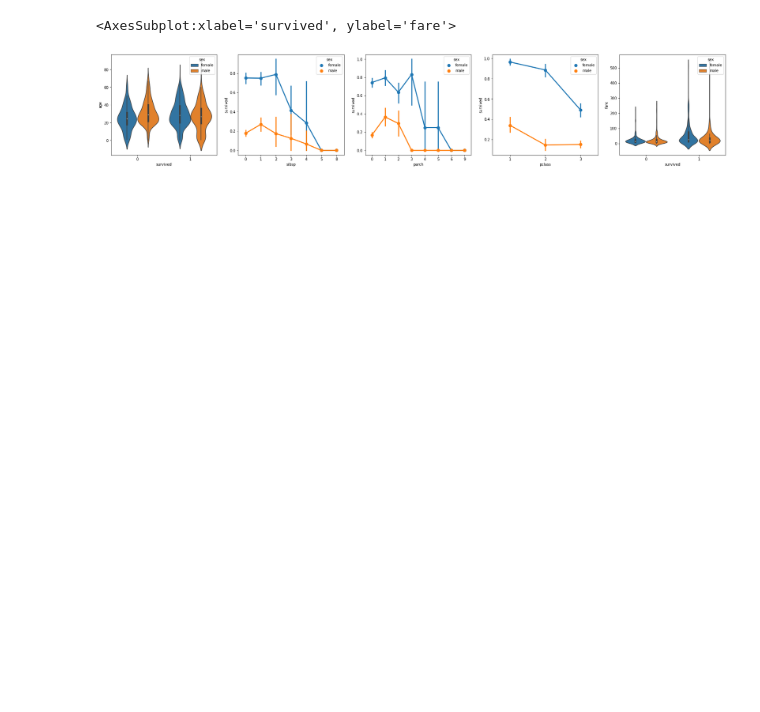
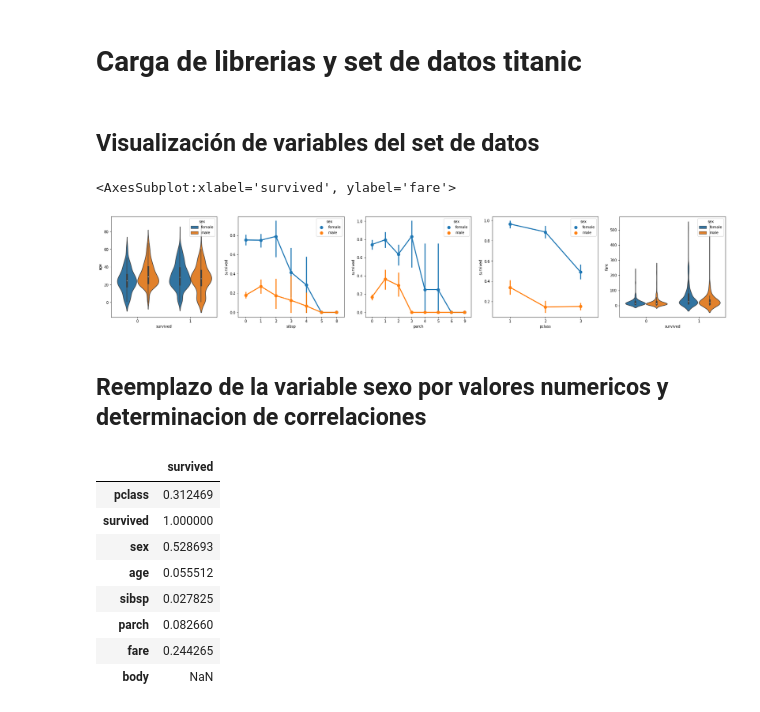
Before and after one commit to jfvenegasg/course_python, a Jupyter notebook: data science.ipynb, the cells around one changed output. Saved outputs shown, nothing was run; the diff lists cells and outputs as text; code cells hidden in the pictures; blank space fills up the shorter version.

```diff
--- a/data science.ipynb
+++ b/data science.ipynb
@@ -1,9 +1,13 @@
+# %% [markdown]
+# Carga de librerias y set de datos titanic
 # %%
 import pandas as pd
 import numpy as np
 data = pd.read_csv('titanic3.csv')
 data.replace('?', np.nan, inplace= True)
 data = data.astype({"age": np.float64, "fare": np.float64})
+# %% [markdown]
+## Visualización de variables del set de datos
 # %%
 import seaborn as sns
 import matplotlib.pyplot as plt
@@ -17,3 +21,18 @@ sns.violinplot(x="survived", y="fare", hue="sex", data=data, ax=axs[4])
 # %% [output]
 <AxesSubplot:xlabel='survived', ylabel='fare'>
 [figure]
+# %% [markdown]
+## Reemplazo de la variable sexo por valores numericos y determinacion de correlaciones
+# %%
+data.replace({'male':1, 'female':0}, inplace=True)
+data.corr().abs()[["survived"]]
+# %% [output]
+|  | survived |
+| pclass | 0.312469 |
+| survived | 1.000000 |
+| sex | 0.528693 |
+| age | 0.055512 |
+| sibsp | 0.027825 |
+| parch | 0.082660 |
+| fare | 0.244265 |
+| body | NaN |
```
